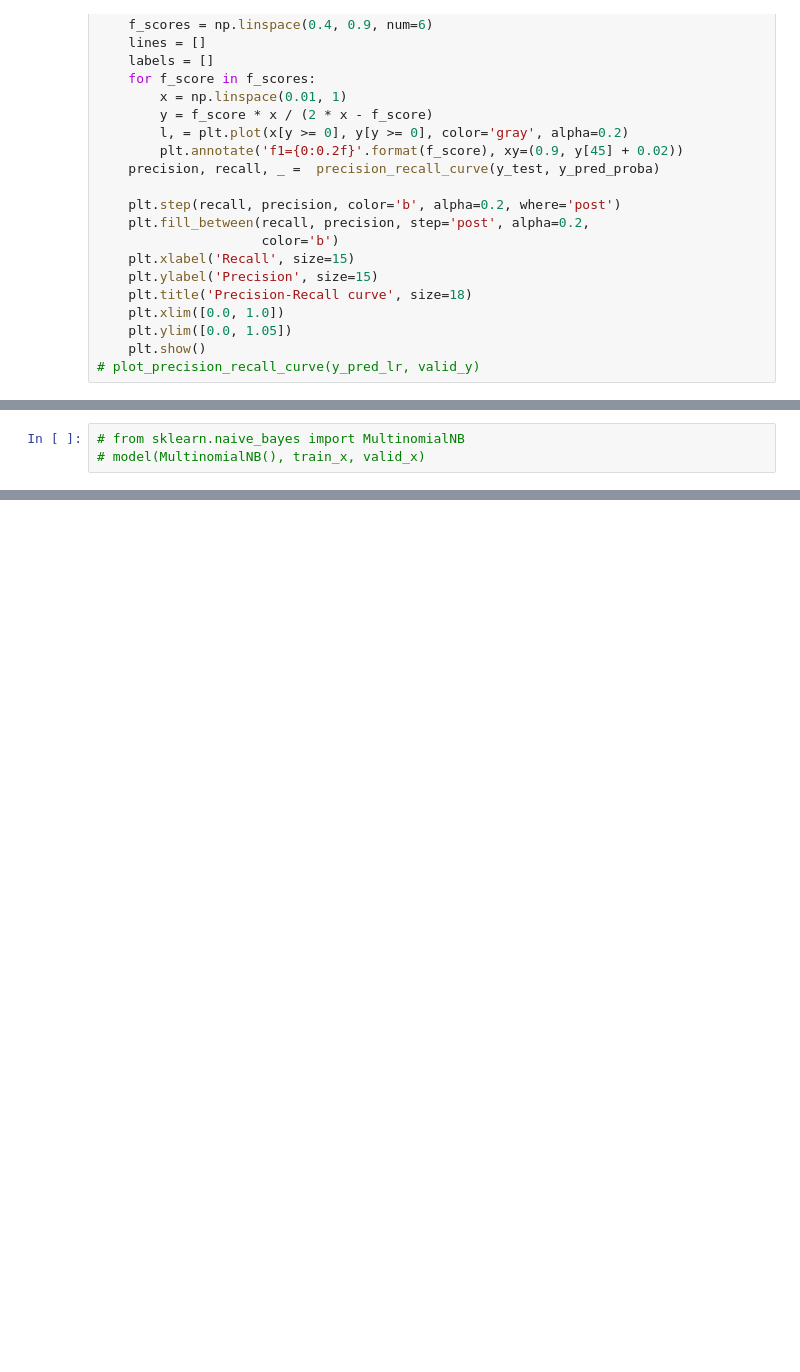
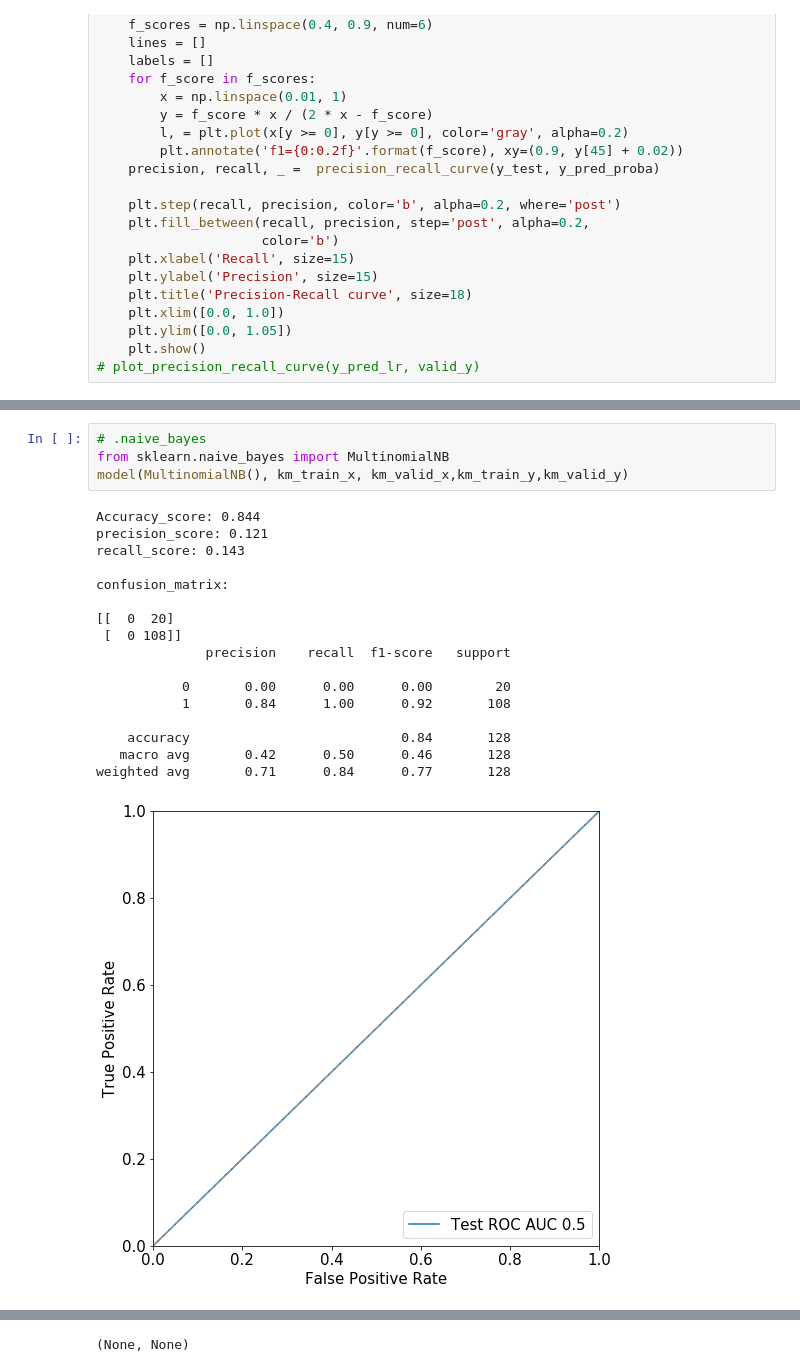
Before and after one commit to sergey-realm18/churn_by_twitter, a Jupyter notebook: notebooks/clustering and classification.ipynb, the cells around one changed output, grey strips where cells are left out. Saved outputs shown, nothing was run; the diff lists cells and outputs as text; blank space fills up the shorter version.

```diff
--- a/notebooks/clustering and classification.ipynb
+++ b/notebooks/clustering and classification.ipynb
@@ -394,3 +504,22 @@ weighted avg       0.97      0.98      0.98       128
 # %%
-# from sklearn.naive_bayes import MultinomialNB
-# model(MultinomialNB(), train_x, valid_x)
+# .naive_bayes
+from sklearn.naive_bayes import MultinomialNB
+model(MultinomialNB(), km_train_x, km_valid_x,km_train_y,km_valid_y)
+# %% [output]
+Accuracy_score: 0.844
+precision_score: 0.121
+recall_score: 0.143
+
+confusion_matrix:
+
+[[  0  20]
+ [  0 108]]
+              precision    recall  f1-score   support
+
+           0       0.00      0.00      0.00        20
+           1       0.84      1.00      0.92       108
+
+    accuracy                           0.84       128
+   macro avg       0.42      0.50      0.46       128
+weighted avg       0.71      0.84      0.77       128
+[figure, added]
@@ -396,0 +527 @@ weighted avg       0.97      0.98      0.98       128
+(None, None)
```
Also changed, not shown: parts of 49 cells of this notebook.
